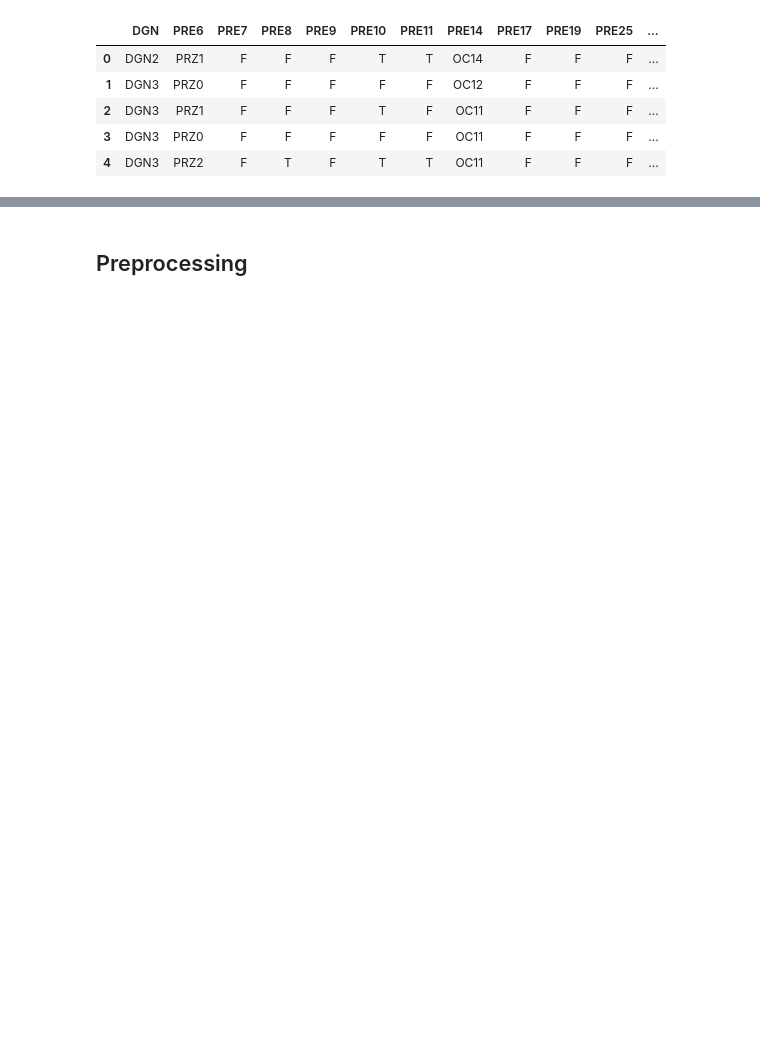
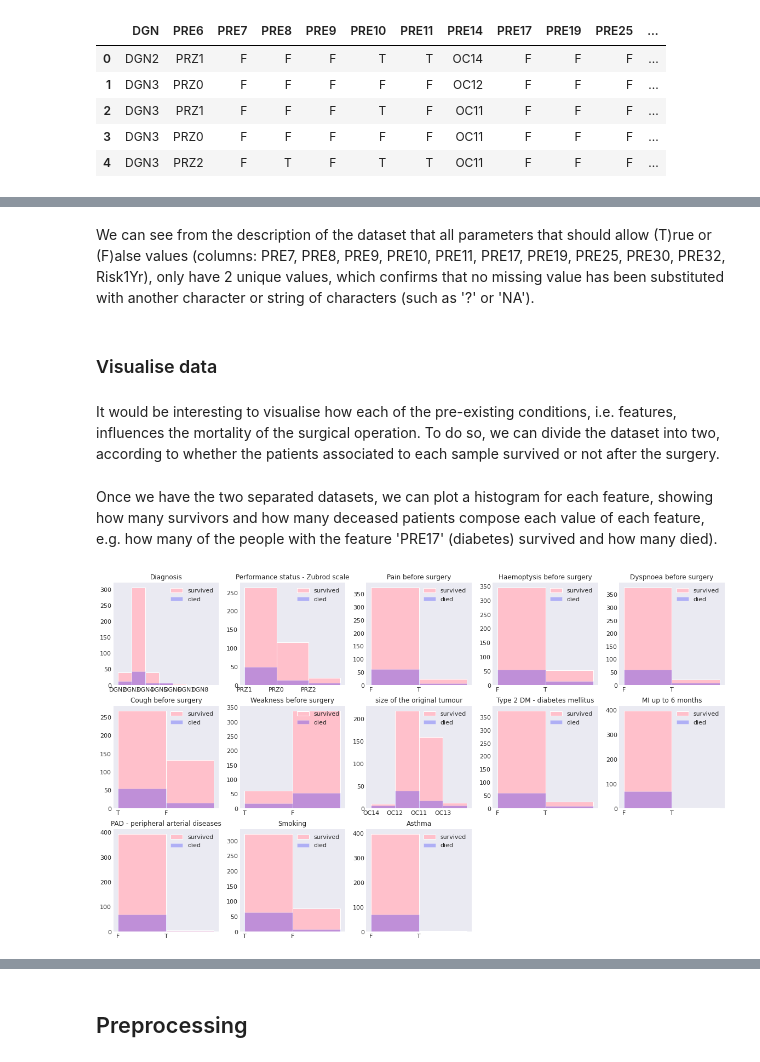
Before and after one commit to e-lubrini/thoracic-surgery-life-expectancy-classification, a Jupyter notebook: classification.ipynb, the cells around one changed output, grey strips where cells are left out. Cells and saved outputs as stored; diff of their text form; code cells hidden in the pictures; blank space fills up the shorter version.

```diff
--- a/classification.ipynb
+++ b/classification.ipynb
@@ -65,0 +89,6 @@ df.head()
+# %% [markdown]
+We can see from the description of the dataset that all parameters that should allow (T)rue or (F)alse values (columns: PRE7, PRE8, PRE9, PRE10, PRE11, PRE17, PRE19, PRE25, PRE30, PRE32, Risk1Yr), only have 2 unique values, which confirms that no missing value has been substituted with another character or string of characters (such as '?' or 'NA').
+# %% [markdown]
+### Visualise data
+# %% [markdown]
+It would be interesting to visualise how each of the pre-existing conditions, i.e. features, influences the mortality of the surgical operation. To do so, we can divide the dataset into two, according to whether the patients associated to each sample survived or not after the surgery.
@@ -65,0 +118,26 @@ df.head()
+# %% [markdown]
+Once we have the two separated datasets, we can plot a histogram for each feature, showing how many survivors and how many deceased patients compose each value of each feature, e.g. how many of the people with the feature 'PRE17' (diabetes) survived and how many died).
+# %%
+fig = plt.figure(1, figsize=(20.0,20.0))
+c = 0
+plt.style.use('seaborn-dark')
+
+for k,v in features.items():
+    c += 1
+    val = list(desc[k])[1] # possible values for each column
+    chart = fig.add_subplot(5,5,c)
+    chart.title.set_text(v)
+
+    bins = np.linspace(0, val, num=val+1)
+
+    surv = df_surv[k]
+    died = df_died[k]
+
+    chart.hist(surv , bins, alpha=1, color='pink', label='survived', rwidth=6)
+    chart.hist(died , bins, alpha=0.25, color='blue', label='died', rwidth=6)
+
+    plt.legend(loc='upper right')
+
+plt.show()
+# %% [output]
+[figure, added]
```
Also changed, not shown: parts of 43 cells of this notebook, 1 other file.
